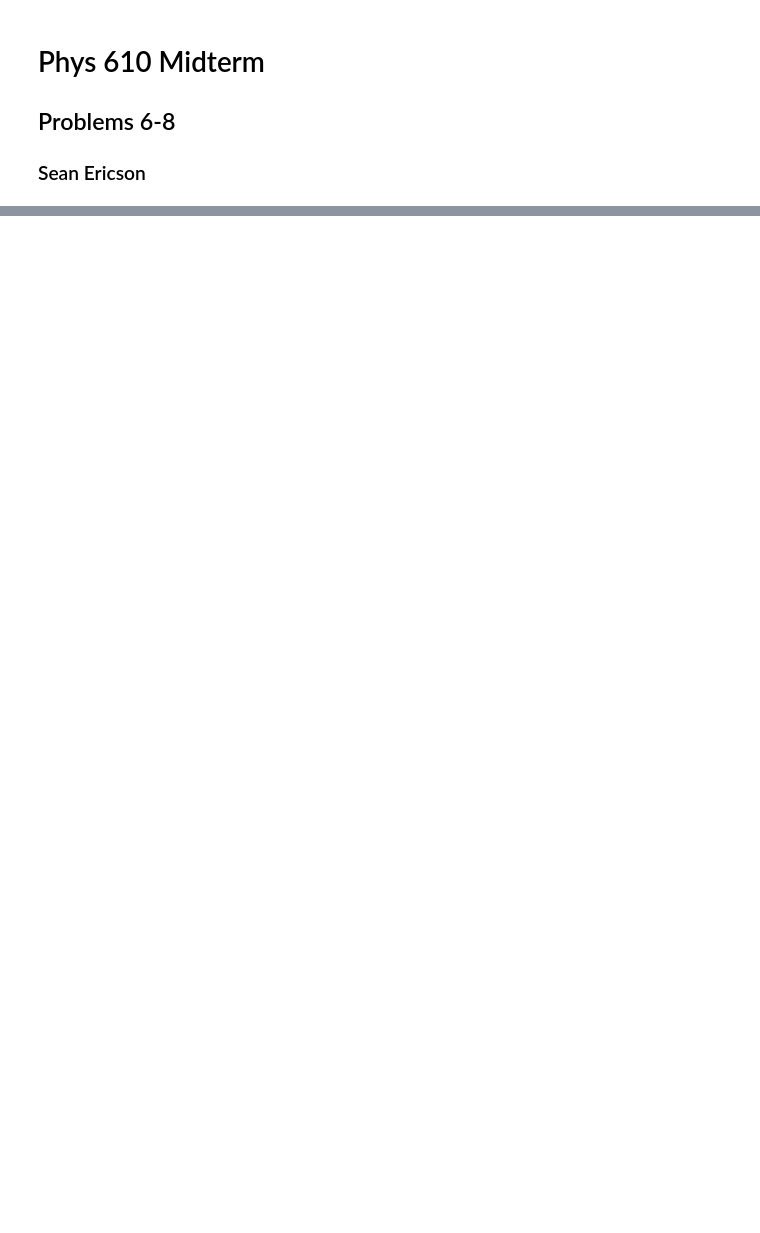
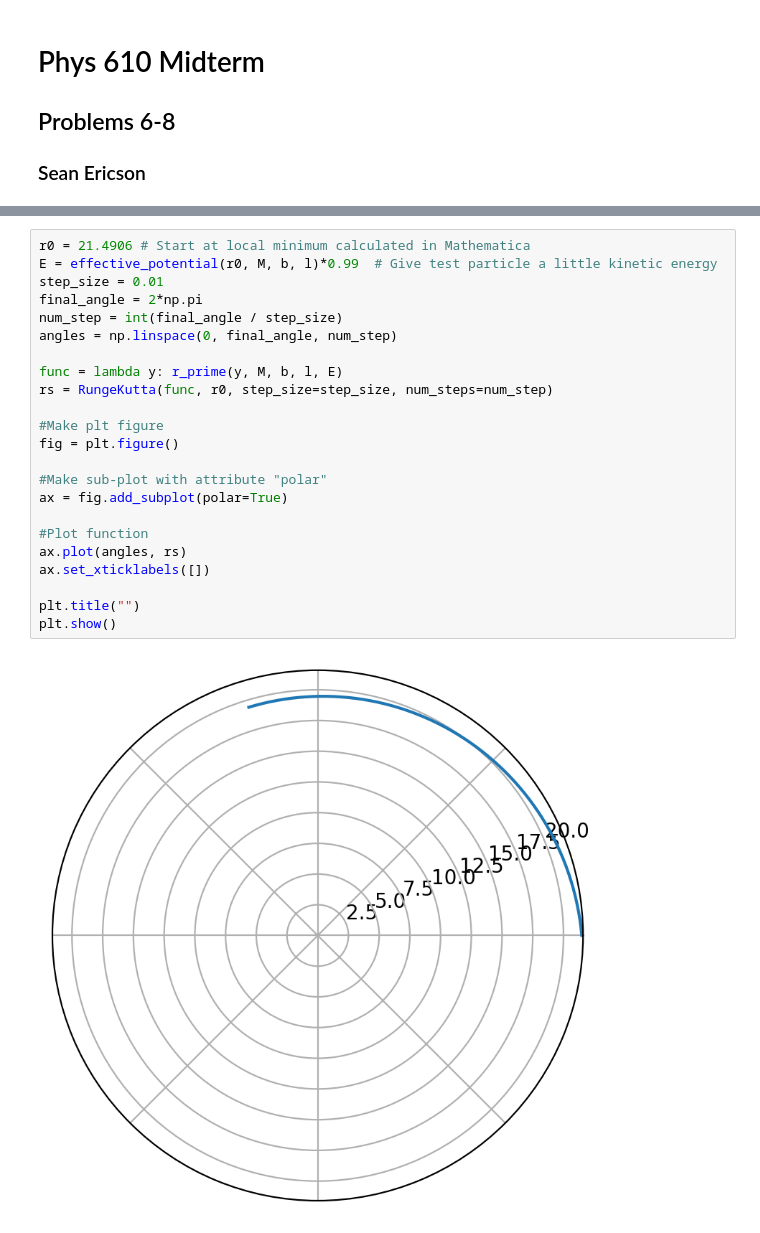
Before and after one commit to Sean-Ericson/Physics-Homework, a Jupyter notebook: GR/Midterm/Answers/code/integration.ipynb, the cells around one changed output, grey strips where cells are left out. Drawn from its saved outputs; the diff is of its cells as text; blank space fills up the shorter version.

```diff
--- a/GR/Midterm/Answers/code/integration.ipynb
+++ b/GR/Midterm/Answers/code/integration.ipynb
@@ -86,0 +72,25 @@ def f(t, y, M, b):
+# %%
+r0 = 21.4906 # Start at local minimum calculated in Mathematica
+E = effective_potential(r0, M, b, l)*0.99  # Give test particle a little kinetic energy
+step_size = 0.01
+final_angle = 2*np.pi
+num_step = int(final_angle / step_size)
+angles = np.linspace(0, final_angle, num_step)
+
+func = lambda y: r_prime(y, M, b, l, E)
+rs = RungeKutta(func, r0, step_size=step_size, num_steps=num_step)
+
+#Make plt figure
+fig = plt.figure()
+
+#Make sub-plot with attribute "polar"
+ax = fig.add_subplot(polar=True)
+
+#Plot function
+ax.plot(angles, rs)
+ax.set_xticklabels([])
+
+plt.title("")
+plt.show()
+# %% [output]
+[figure, added]
```
Also changed, not shown: parts of 16 cells of this notebook, 11 other files.
